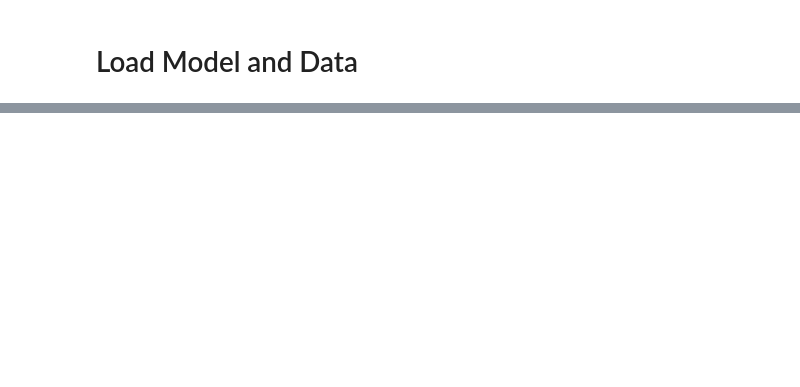
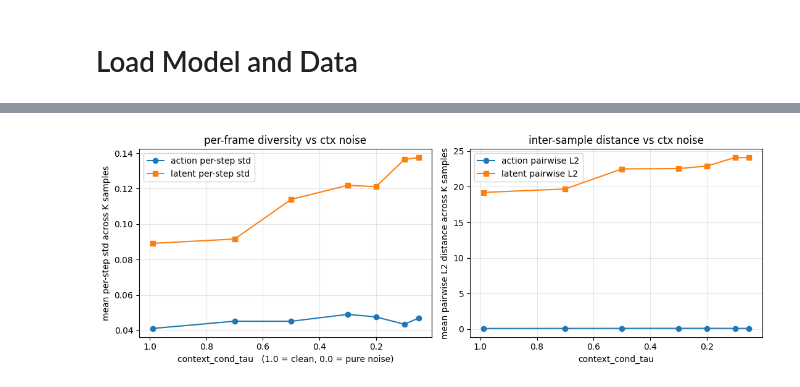
Before and after one commit to FelixLeb/dreamerV4-UWM, a Jupyter notebook: notebooks/planning.ipynb, the cells around one changed output, grey strips where cells are left out. Saved outputs shown, nothing was run; the diff lists cells and outputs as text; code cells hidden in the pictures; blank space fills up the shorter version.

```diff
--- a/notebooks/planning.ipynb
+++ b/notebooks/planning.ipynb
@@ -694,0 +541,9 @@ plotActions(hyb_act[0].cpu().float().numpy())
+# %%
+frames_pol, acts_pol = [], []
+with torch.no_grad():
+    with torch.autocast(device_type='cuda', dtype=torch.bfloat16):
+        ar_pol.reset(imgs_ctx, actions_ctx)
+        for t in range(num_pred_steps):
+            img_t, act_t = ar_pol.step()
+            frames_pol.append(img_t.detach().cpu())
+            acts_pol.append(act_t.detach().cpu())
@@ -694,0 +687,31 @@ plotActions(hyb_act[0].cpu().float().numpy())
+# %%
+# --- Diversity vs tau plot ---
+import matplotlib.pyplot as plt
+
+taus = sorted(results.keys(), reverse=True)  # clean → noisy on x axis
+act_mean_std = [results[t]['act_per_t_std'].mean() for t in taus]
+act_pair     = [results[t]['act_pairwise']         for t in taus]
+obs_mean_std = [results[t]['obs_per_t_std'].mean() for t in taus]
+obs_pair     = [results[t]['obs_pairwise']         for t in taus]
+
+fig, axes = plt.subplots(1, 2, figsize=(11, 4))
+axes[0].plot(taus, act_mean_std, 'o-', label='action per-step std', color='C0')
+axes[0].plot(taus, obs_mean_std, 's-', label='latent per-step std', color='C1')
+axes[0].set_xlabel('context_cond_tau   (1.0 = clean, 0.0 = pure noise)')
+axes[0].set_ylabel('mean per-step std across K samples')
+axes[0].set_title('per-frame diversity vs ctx noise')
+axes[0].invert_xaxis()
+axes[0].grid(alpha=0.3); axes[0].legend()
+
+axes[1].plot(taus, act_pair, 'o-', label='action pairwise L2', color='C0')
+axes[1].plot(taus, obs_pair, 's-', label='latent pairwise L2', color='C1')
+axes[1].set_xlabel('context_cond_tau')
+axes[1].set_ylabel('mean pairwise L2 distance across K samples')
+axes[1].set_title('inter-sample distance vs ctx noise')
+axes[1].invert_xaxis()
+axes[1].grid(alpha=0.3); axes[1].legend()
+
+fig.tight_layout()
+plt.show()
+# %% [output]
+[figure, added]
```
Also changed, not shown: parts of 27 cells of this notebook, 20 other files.
